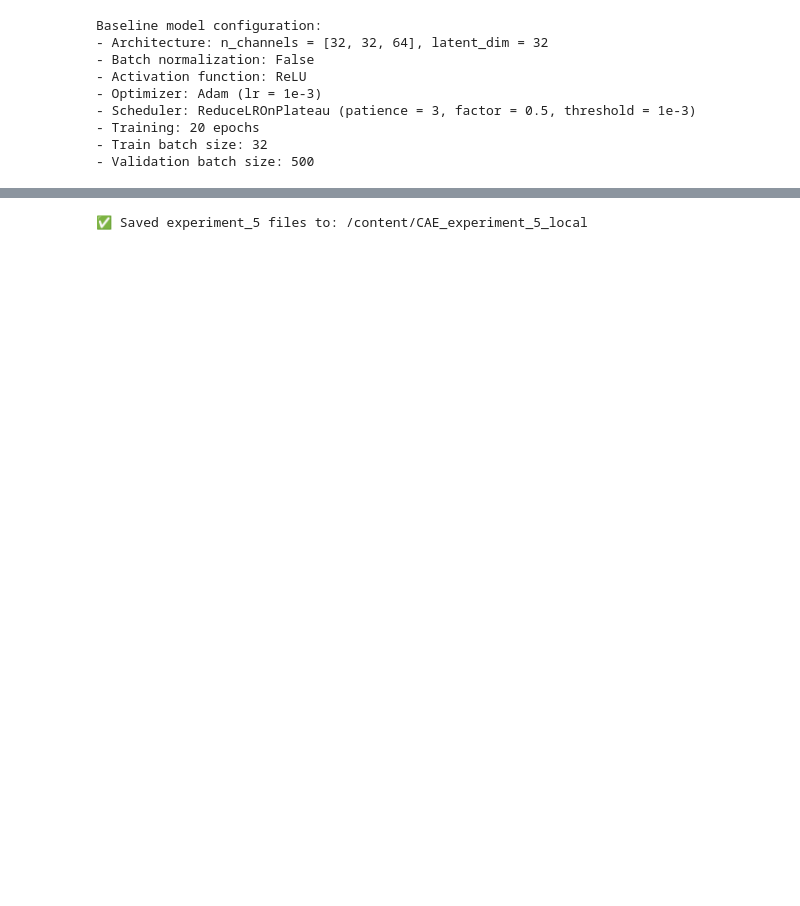
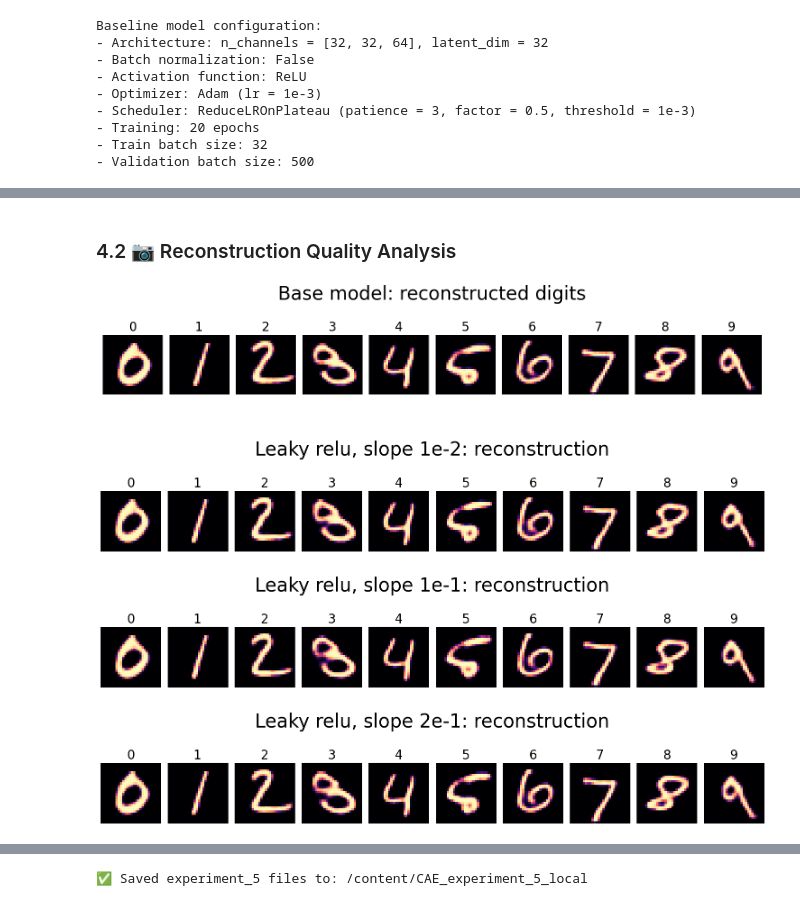
Before and after one commit to vlad-uve/CAE-MNIST, a Jupyter notebook: notebooks/CAE_experiment_5(leaky_relu).ipynb, the cells around one changed output, grey strips where cells are left out. Drawn from its saved outputs; the diff is of its cells as text; code cells hidden in the pictures; blank space fills up the shorter version.

```diff
--- a/notebooks/CAE_experiment_5(leaky_relu).ipynb
+++ b/notebooks/CAE_experiment_5(leaky_relu).ipynb
@@ -113,14 +116,20 @@ base_num_epoch=20
 # %%
+# define experiment 5 description: usage of leaky relu
+experiment_5_description = """
+Experiment 5: effect of activation function
+Three alternative settings:
+experiment_5_model_1: activation function = Leaky ReLU, leaky_relu_slope = 1e-2
+experiment_5_model_2: activation function = Leaky ReLU, leaky_relu_slope = 1e-1
+experiment_5_model_3: activation function = Leaky ReLU, leaky_relu_slope = 2e-1
+Other parameters are the same as for the base line model
+"""
+print(experiment_5_description.strip())
+
 # initialize experiment lists
 experiment_5_losses = []
 experiment_5_models = []
 
-experiment_5_description = """
-Experiment 5: effect of activation function
-One model tested:
-experiment_5_model_1: activation function = Leaky ReLU
-Other parameters are the same as for the base line model
-"""
-print(experiment_5_description.strip())
+# define list of leky relu slopes
+experiment_5_leaky_relu_slopes = [1e-2, 1e-1, 2e-1]
 # %% [output]
 Experiment 5: effect of activation function
@@ -181,0 +248,2 @@ TRAINING IS FINISHED.
+# %% [markdown]
+### 4.2 📷 Reconstruction Quality Analysis
@@ -181,0 +256,23 @@ TRAINING IS FINISHED.
+# %%
+# display reconsructions from baseline model
+display(Image(filename='/content/CAE-MNIST/outputs/base_model_files/base_image_reconstruction.png'))
+print('\n')
+
+# display reconstructions from experiment
+experiment_5_reconstruction_figures = plot_experiment_reconstructions(
+    experiment_5_reconstructions,
+    sample_labels,
+    title_list=[
+        'Leaky relu, slope 1e-2:',
+        'Leaky relu, slope 1e-1:',
+        'Leaky relu, slope 2e-1:'
+    ]
+    )
+
+for idx, fig in enumerate(experiment_5_reconstruction_figures):
+  fig.savefig(f"CAE-MNIST/outputs/experiment_5_files/experiment_5_image_reconstruction_{idx+1}.png")
+# %% [output]
+[figure, added]
+[figure, added]
+[figure, added]
+[figure, added]
```
Also changed, not shown: parts of 24 cells of this notebook.
